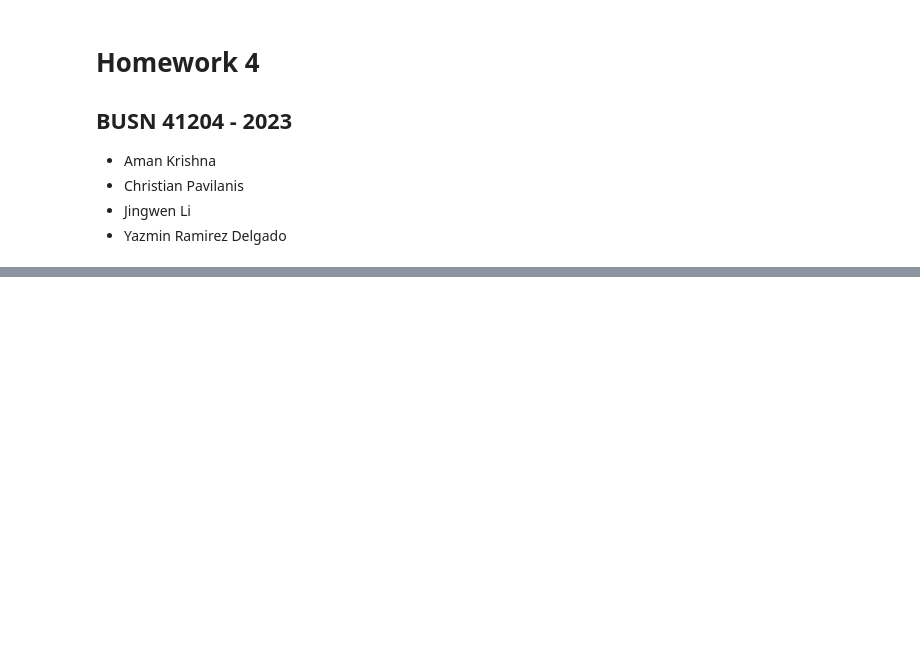
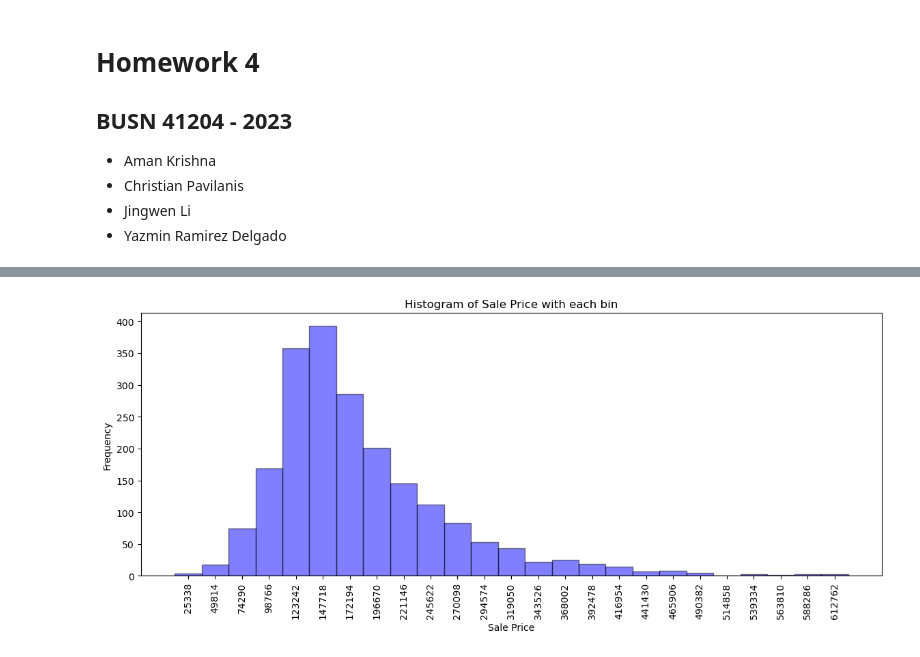
Before and after one commit to alanwake47/busn-41204-machine-learning, a Jupyter notebook: week5/hw4/hw4_ml.ipynb, the cells around one changed output, grey strips where cells are left out. Drawn from its saved outputs; the diff is of its cells as text; code cells hidden in the pictures; blank space fills up the shorter version.

```diff
--- a/week5/hw4/hw4_ml.ipynb
+++ b/week5/hw4/hw4_ml.ipynb
@@ -45,0 +49,12 @@ test = pd.read_csv('housing_test.csv')
+# %%
+plt.figure(figsize=(14,5))
+plt.hist(train['Sale_Price'], bins=25, color='blue', edgecolor='black', alpha=0.5)
+bin_range = np.linspace(min(train['Sale_Price']), max(train['Sale_Price']), 26)
+bin_mid = (bin_range[1:] + bin_range[:-1])/2
+plt.xticks(bin_mid, rotation=90)
+plt.title('Histogram of Sale Price with each bin')
+plt.xlabel('Sale Price')
+plt.ylabel('Frequency')
+plt.show()
+# %% [output]
+[figure, added]
```
Also changed, not shown: parts of 20 cells of this notebook, 5 other files.
